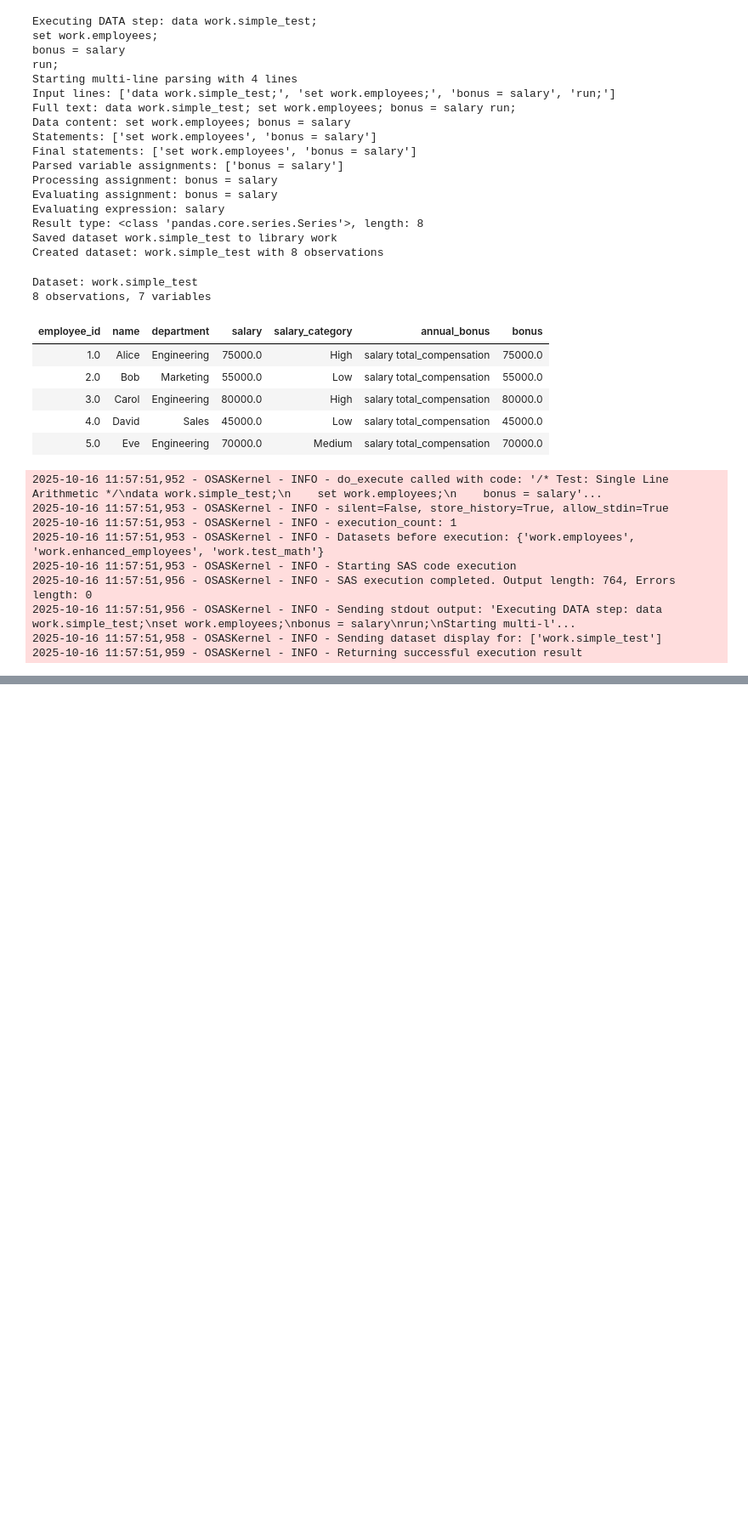
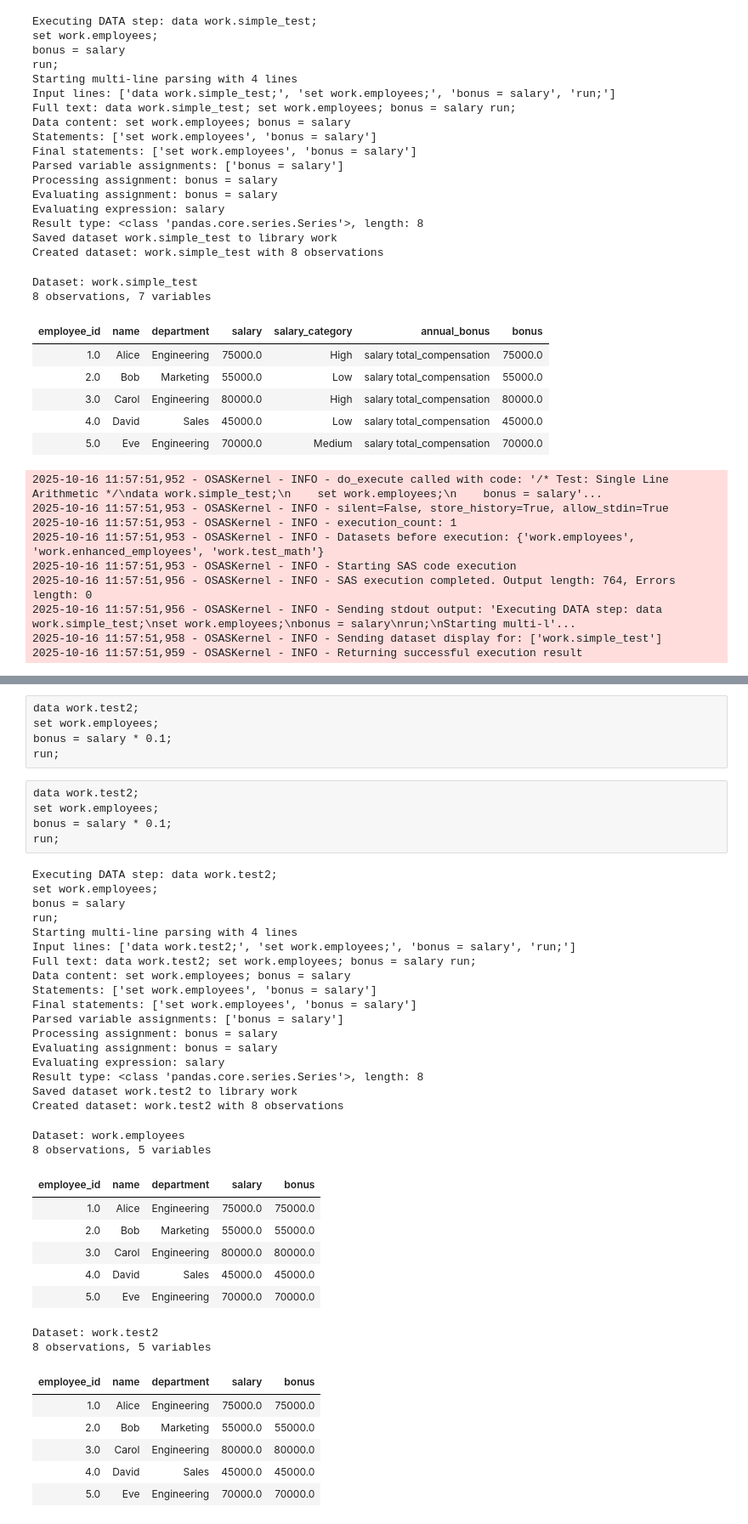
Before and after one commit to ryan-story/Open-SAS, a Jupyter notebook: osas_test.ipynb, the cells around one changed output, grey strips where cells are left out. Shown: that part at 85% size. Cells and saved outputs as stored; diff of their text form; blank space fills up the shorter version.

```diff
--- a/osas_test.ipynb
+++ b/osas_test.ipynb
@@ -518,0 +564,44 @@ run;
+# %%
+data work.test2;
+set work.employees;
+bonus = salary * 0.1;
+run;
+# %%
+data work.test2;
+set work.employees;
+bonus = salary * 0.1;
+run;
+# %% [output]
+Executing DATA step: data work.test2;
+set work.employees;
+bonus = salary
+run;
+Starting multi-line parsing with 4 lines
+Input lines: ['data work.test2;', 'set work.employees;', 'bonus = salary', 'run;']
+Full text: data work.test2; set work.employees; bonus = salary run;
+Data content: set work.employees; bonus = salary
+Statements: ['set work.employees', 'bonus = salary']
+Final statements: ['set work.employees', 'bonus = salary']
+Parsed variable assignments: ['bonus = salary']
+Processing assignment: bonus = salary
+Evaluating assignment: bonus = salary
+Evaluating expression: salary
+Result type: <class 'pandas.core.series.Series'>, length: 8
+Saved dataset work.test2 to library work
+Created dataset: work.test2 with 8 observations
+Dataset: work.employees
+8 observations, 5 variables
+| employee_id | name | department | salary | bonus |
+| 1.0 | Alice | Engineering | 75000.0 | 75000.0 |
+| 2.0 | Bob | Marketing | 55000.0 | 55000.0 |
+| 3.0 | Carol | Engineering | 80000.0 | 80000.0 |
+| 4.0 | David | Sales | 45000.0 | 45000.0 |
+| 5.0 | Eve | Engineering | 70000.0 | 70000.0 |
+Dataset: work.test2
+8 observations, 5 variables
+| employee_id | name | department | salary | bonus |
+| 1.0 | Alice | Engineering | 75000.0 | 75000.0 |
+| 2.0 | Bob | Marketing | 55000.0 | 55000.0 |
+| 3.0 | Carol | Engineering | 80000.0 | 80000.0 |
+| 4.0 | David | Sales | 45000.0 | 45000.0 |
+| 5.0 | Eve | Engineering | 70000.0 | 70000.0 |
```
Also changed, not shown: parts of 2 cells of this notebook, 1 other file.
